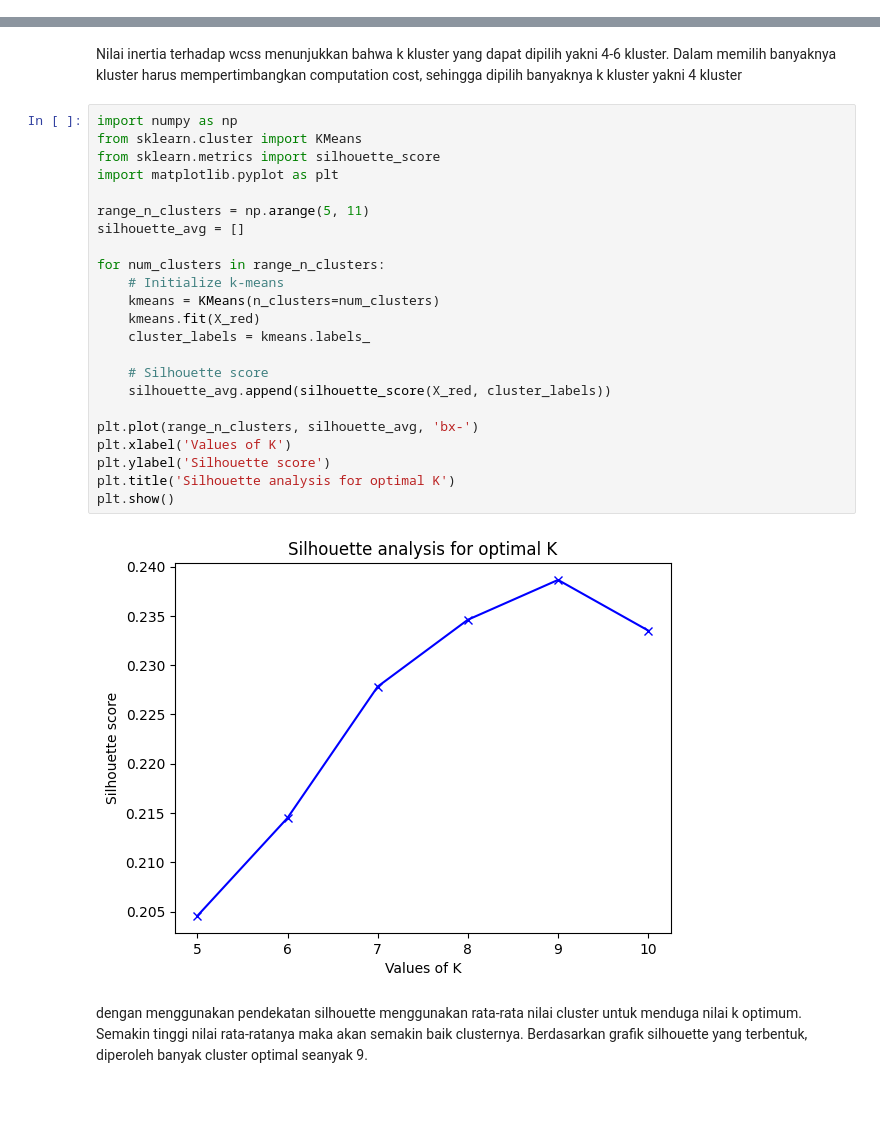
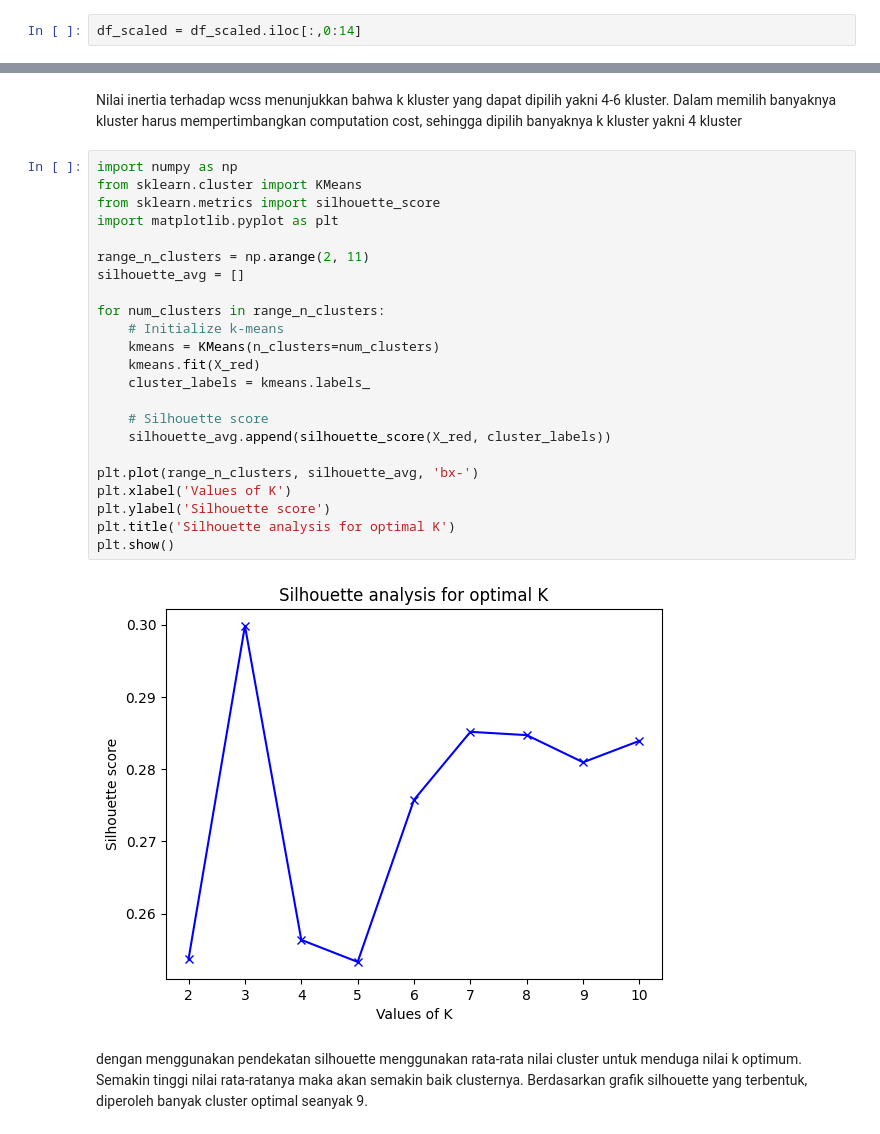
Before and after one commit to januwarby/PYTN_KampusMerdeka_fp4_JanuwarByKhaqi, a Jupyter notebook: PYTN_KampusMerdeka_fp4_JanuwarByKhaqi.ipynb, the cells around one changed output, grey strips where cells are left out. Saved outputs shown, nothing was run; the diff lists cells and outputs as text; blank space fills up the shorter version.

```diff
--- a/PYTN_KampusMerdeka_fp4_JanuwarByKhaqi.ipynb
+++ b/PYTN_KampusMerdeka_fp4_JanuwarByKhaqi.ipynb
@@ -307,6 +307,8 @@ df_scaled.head()
 | 2 | 0.447041 | 0.517980 | -0.107716 | 0.108843 | -0.454607 | -0.466805 | ... |
 | 3 | 0.049015 | -1.017743 | 0.231995 | 0.546123 | -0.454607 | -0.368678 | ... |
 | 4 | -0.358849 | 0.517980 | -0.462095 | -0.347317 | -0.454607 | -0.466805 | ... |
+# %%
+df_scaled = df_scaled.iloc[:,0:14]
 # %%
 from sklearn.decomposition import PCA
 pca = PCA(n_components=0.95)
@@ -335,28 +336,28 @@ Nilai inertia terhadap wcss menunjukkan bahwa k kluster yang dapat dipilih yakni
 # %%
 import numpy as np
 from sklearn.cluster import KMeans
 from sklearn.metrics import silhouette_score
 import matplotlib.pyplot as plt
 
-range_n_clusters = np.arange(5, 11)
+range_n_clusters = np.arange(2, 11)
 silhouette_avg = []
 
 for num_clusters in range_n_clusters:
     # Initialize k-means
     kmeans = KMeans(n_clusters=num_clusters)
     kmeans.fit(X_red)
     cluster_labels = kmeans.labels_
 
     # Silhouette score
     silhouette_avg.append(silhouette_score(X_red, cluster_labels))
 
 plt.plot(range_n_clusters, silhouette_avg, 'bx-')
 plt.xlabel('Values of K')
 plt.ylabel('Silhouette score')
 plt.title('Silhouette analysis for optimal K')
 plt.show()
 # %% [output]
-[figure, old version]
+[figure, new version]
 # %% [markdown]
 dengan menggunakan pendekatan silhouette menggunakan rata-rata nilai cluster untuk menduga nilai k optimum. Semakin tinggi nilai rata-ratanya maka akan semakin baik clusternya. Berdasarkan grafik silhouette yang terbentuk, diperoleh banyak cluster optimal seanyak 9.
 # %% [markdown]
```
Also changed, not shown: parts of 13 cells of this notebook.
